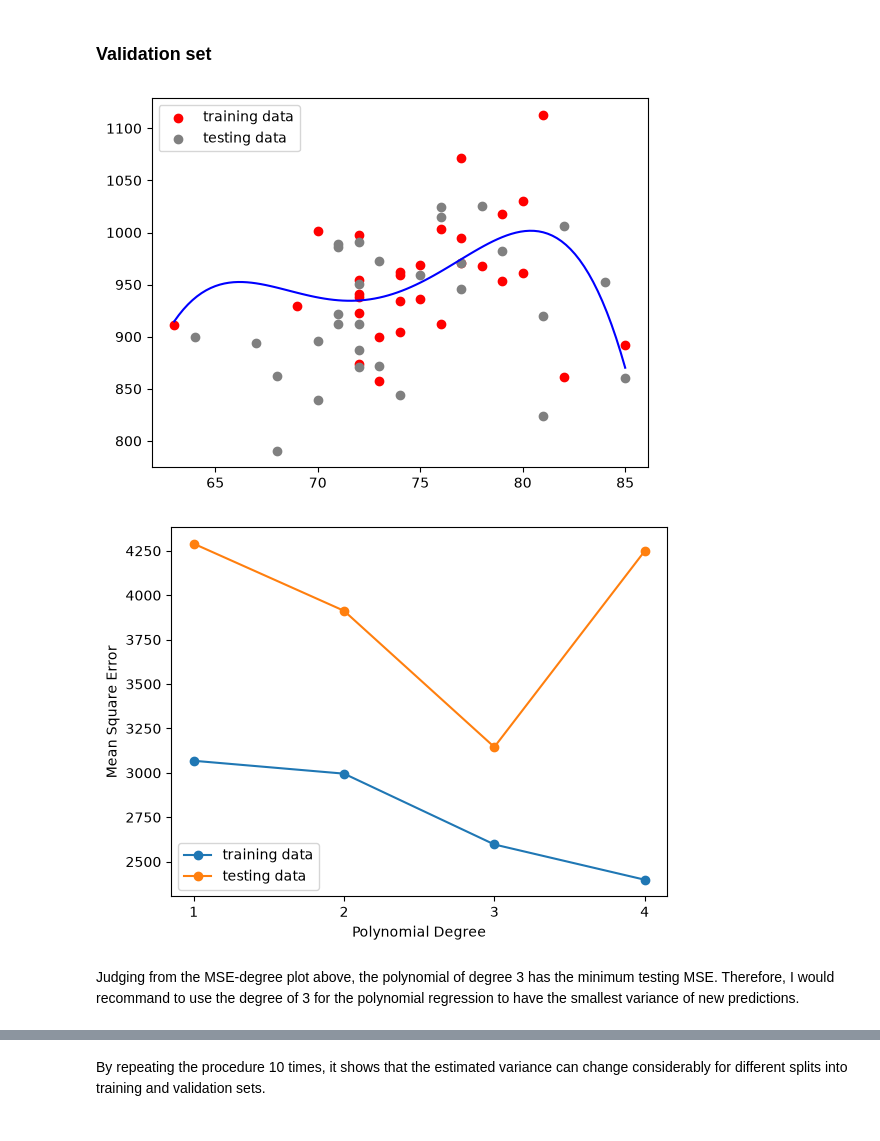
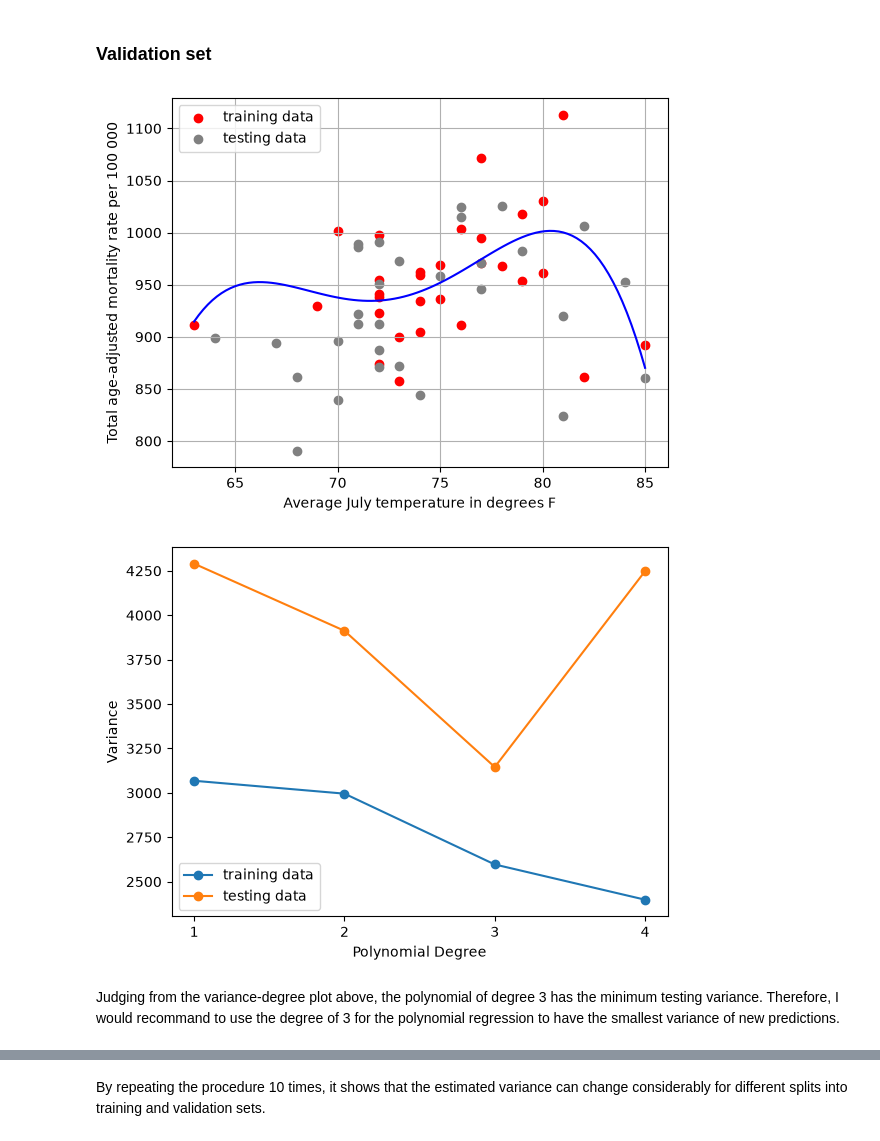
Before and after one commit to Xraaaay/lu_bern02, a Jupyter notebook: exercise/exercise05_resampling.ipynb, the cells around one changed output, grey strips where cells are left out. Cells and saved outputs as stored; diff of their text form; code cells hidden in the pictures.

```diff
--- a/exercise/exercise05_resampling.ipynb
+++ b/exercise/exercise05_resampling.ipynb
@@ -61,20 +64,23 @@ def split(df, seed):
 # %%
 # visulization
 seed = 921
 train, test = split(df_pollution, seed)
 
 fig, ax = plt.subplots()
 ax.scatter(train.JULT, train.MORT, c="red", label="training data")
 ax.scatter(test.JULT, test.MORT, c="gray", label="testing data")
 
 poly_model = Polynomial.fit(x=train.JULT, y=train.MORT, deg=4)
 x = np.linspace(train.JULT.min(), train.JULT.max(), 100)
 ax.plot(x, poly_model(x), color="blue")
 
 ax.legend()
+ax.set_xlabel("Average July temperature in degrees F")
+ax.set_ylabel("Total age-adjusted mortality rate per 100 000")
+ax.grid()
 plt.show()
 # %% [output]
-[figure, old version]
+[figure, new version]
 # %%
 # func: validation set
 def validation_set(degrees, seed):
@@ -102,21 +106,21 @@ def validation_set(degrees, seed):
 # %%
-# plot mse-degree
+# plot variance-degree
 degrees = range(1, 5)
-mse_trains, mse_tests = validation_set(degrees, seed=seed)
+variance_trains, variance_tests = validation_set(degrees, seed=seed)
 
 fig, ax = plt.subplots()
-ax.plot(degrees, mse_trains, marker="o", label="training data")
-ax.plot(degrees, mse_tests, marker="o", label="testing data")
+ax.plot(degrees, variance_trains, marker="o", label="training data")
+ax.plot(degrees, variance_tests, marker="o", label="testing data")
 
 ax.legend()
 ax.set_xticks(degrees)
 ax.set_xlabel("Polynomial Degree")
-ax.set_ylabel("Mean Square Error")
+ax.set_ylabel("Variance")
 plt.show()
 # %% [output]
-[figure, old version]
+[figure, new version]
 # %% [markdown]
-Judging from the MSE-degree plot above, the polynomial of degree 3 has the minimum testing MSE. Therefore, I would recommand to use the degree of 3 for the polynomial regression to have the smallest variance of new predictions.
+Judging from the variance-degree plot above, the polynomial of degree 3 has the minimum testing variance. Therefore, I would recommand to use the degree of 3 for the polynomial regression to have the smallest variance of new predictions.
 # %%
 # repeat the procedure
 fig, axes = plt.subplots(2, 5, figsize=(25, 8), constrained_layout=True)
```
Also changed, not shown: parts of 15 cells of this notebook.
